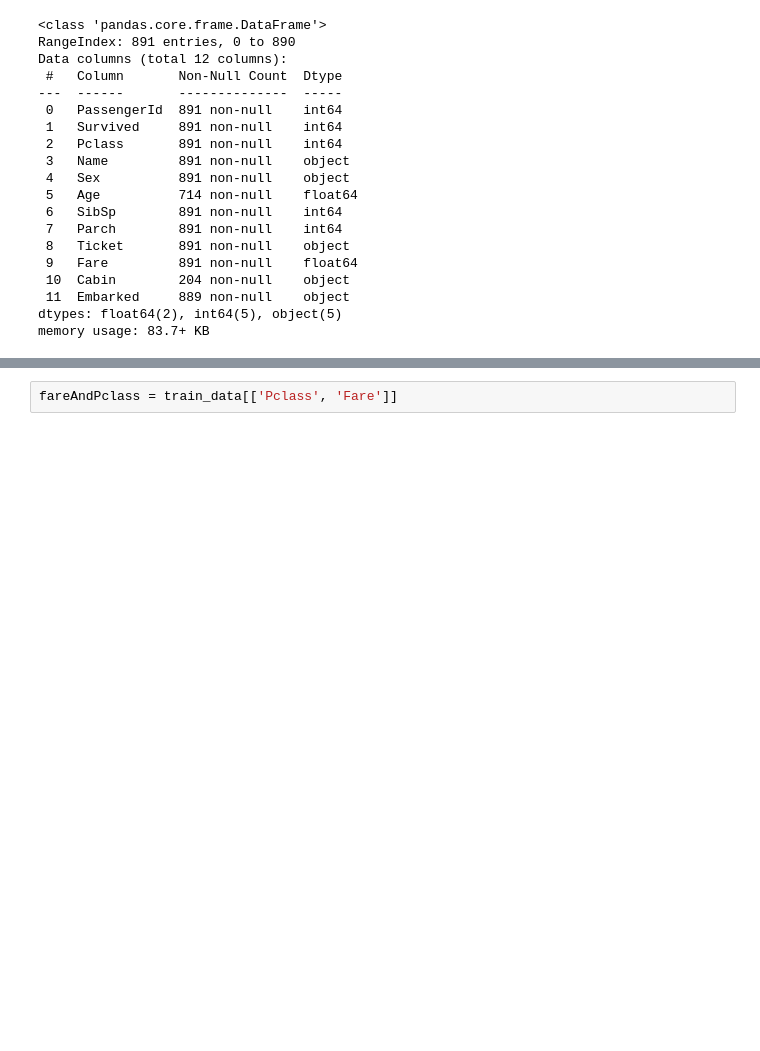
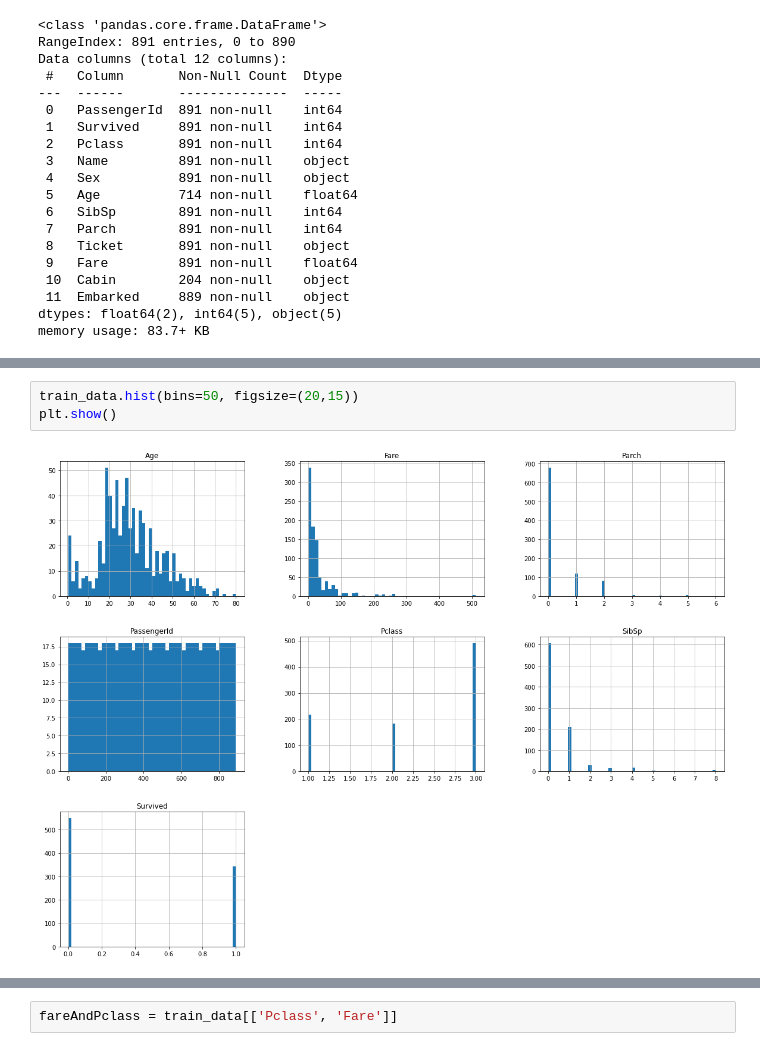
Before and after one commit to Kojungbeom/titanic, a Jupyter notebook: src/prototype.ipynb, the cells around one changed output, grey strips where cells are left out. Saved outputs shown, nothing was run; the diff lists cells and outputs as text; blank space fills up the shorter version.

```diff
--- a/src/prototype.ipynb
+++ b/src/prototype.ipynb
@@ -49,0 +62,5 @@ train_data.corr()
+# %%
+train_data.hist(bins=50, figsize=(20,15))
+plt.show()
+# %% [output]
+[figure, added]
```
Also changed, not shown: parts of 14 cells of this notebook, 2 other files.
